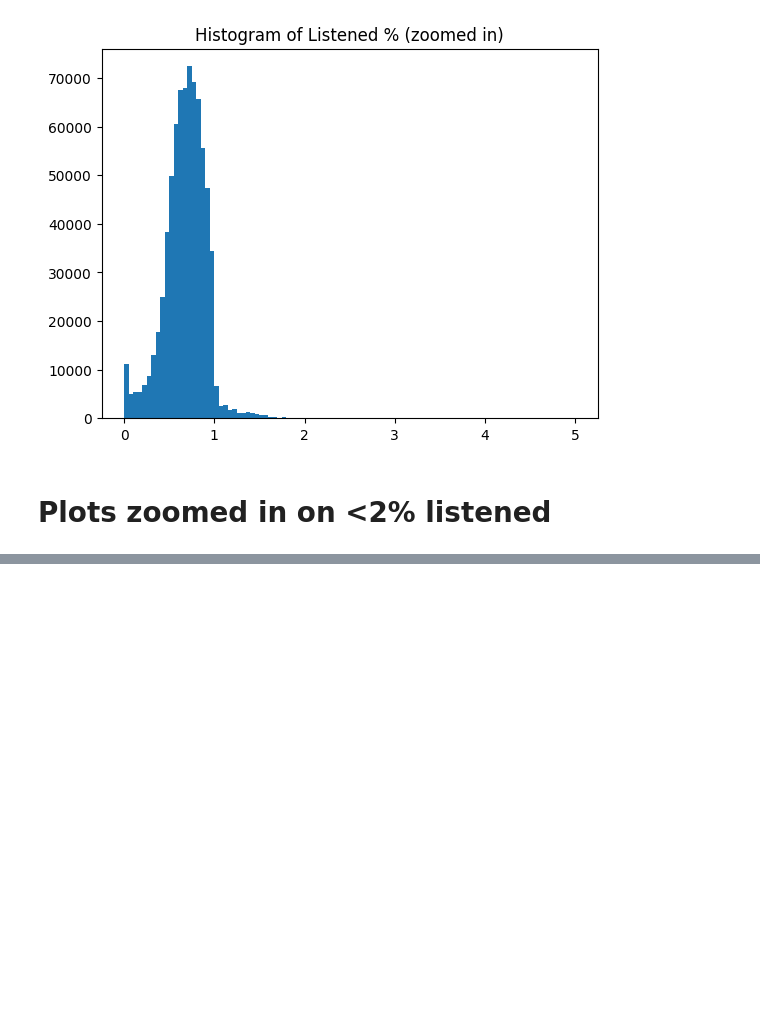
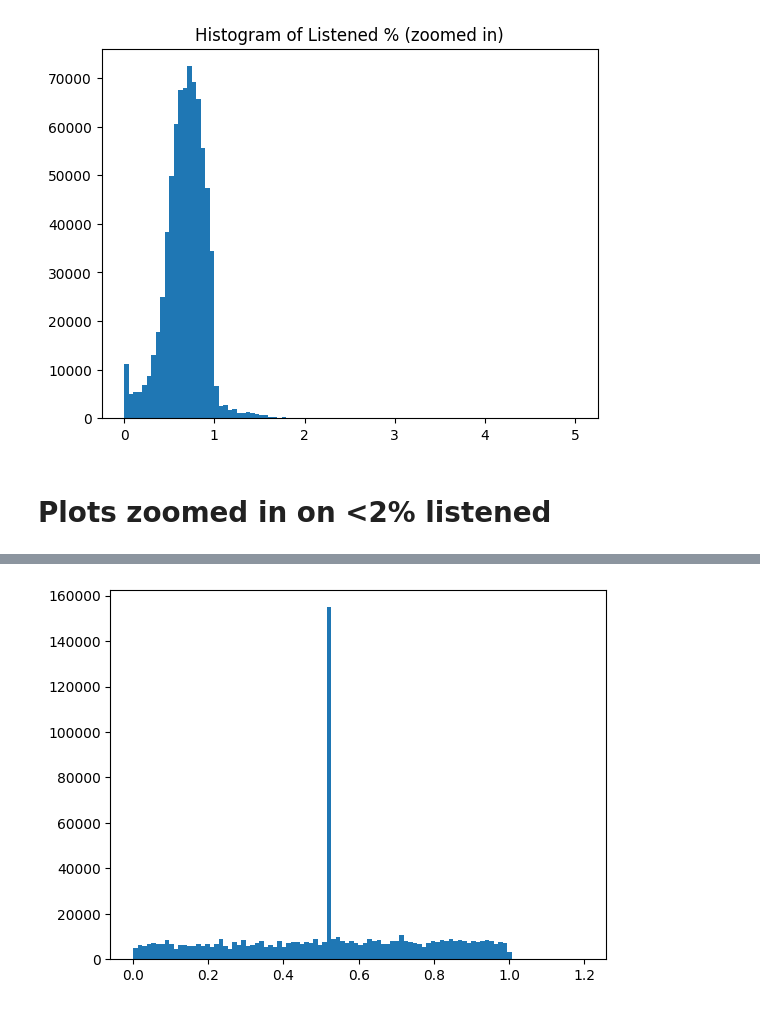
Before and after one commit to Mkranj/podcast_listening_time, a Jupyter notebook: EDA.ipynb, the cells around one changed output, grey strips where cells are left out. Cells and saved outputs as stored; diff of their text form; code cells hidden in the pictures; blank space fills up the shorter version.

```diff
--- a/EDA.ipynb
+++ b/EDA.ipynb
@@ -546,0 +521,8 @@ Text(0, 0.5, '% listened')
+# %%
+_ = plt.hist(training.Guest_Popularity_percentage
+         ,bins = 100
+        )
+
+# Yeah, guest popularity is not really useful since mostly everything has the same
+# %% [output]
+[figure, added]
```
Also changed, not shown: parts of 19 cells of this notebook.
